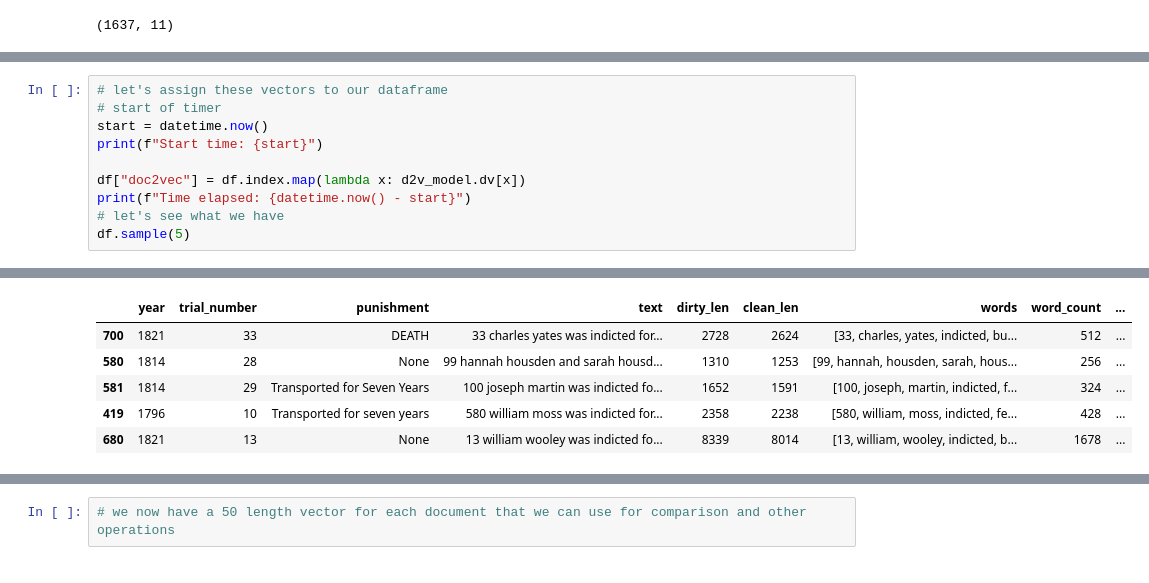
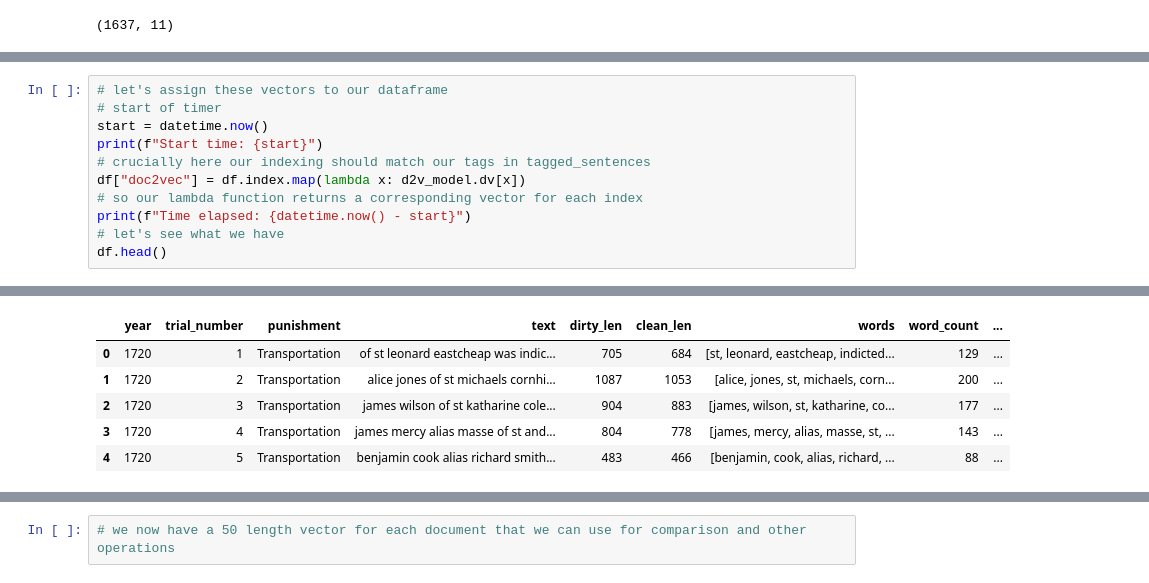
Before and after one commit to ValRCS/BSSDH_2023_workshop, a Jupyter notebook: notebooks/day1_part3_embeddings.ipynb, the cells around one changed output, grey strips where cells are left out. Cells and saved outputs as stored; diff of their text form.

```diff
--- a/notebooks/day1_part3_embeddings.ipynb
+++ b/notebooks/day1_part3_embeddings.ipynb
@@ -943,9 +1031,10 @@ df.sample(5)
 # start of timer
 start = datetime.now()
 print(f"Start time: {start}")
-
+# crucially here our indexing should match our tags in tagged_sentences
 df["doc2vec"] = df.index.map(lambda x: d2v_model.dv[x])
+# so our lambda function returns a corresponding vector for each index
 print(f"Time elapsed: {datetime.now() - start}")
 # let's see what we have
-df.sample(5)
+df.head()
 # %% [output]
@@ -954,6 +1043,6 @@ Time elapsed: 0:00:00.001672
 |  | year | trial_number | punishment | text | dirty_len | clean_len | words | word_count | ... |
-| 700 | 1821 | 33 | DEATH | 33 charles yates was indicted for... | 2728 | 2624 | [33, charles, yates, indicted, bu... | 512 | ... |
-| 580 | 1814 | 28 | None | 99 hannah housden and sarah housd... | 1310 | 1253 | [99, hannah, housden, sarah, hous... | 256 | ... |
-| 581 | 1814 | 29 | Transported for Seven Years | 100 joseph martin was indicted fo... | 1652 | 1591 | [100, joseph, martin, indicted, f... | 324 | ... |
-| 419 | 1796 | 10 | Transported for seven years | 580 william moss was indicted for... | 2358 | 2238 | [580, william, moss, indicted, fe... | 428 | ... |
-| 680 | 1821 | 13 | None | 13 william wooley was indicted fo... | 8339 | 8014 | [13, william, wooley, indicted, b... | 1678 | ... |
+| 0 | 1720 | 1 | Transportation | of st leonard eastcheap was indic... | 705 | 684 | [st, leonard, eastcheap, indicted... | 129 | ... |
+| 1 | 1720 | 2 | Transportation | alice jones of st michaels cornhi... | 1087 | 1053 | [alice, jones, st, michaels, corn... | 200 | ... |
+| 2 | 1720 | 3 | Transportation | james wilson of st katharine cole... | 904 | 883 | [james, wilson, st, katharine, co... | 177 | ... |
+| 3 | 1720 | 4 | Transportation | james mercy alias masse of st and... | 804 | 778 | [james, mercy, alias, masse, st, ... | 143 | ... |
+| 4 | 1720 | 5 | Transportation | benjamin cook alias richard smith... | 483 | 466 | [benjamin, cook, alias, richard, ... | 88 | ... |
```
Also changed, not shown: parts of 33 cells of this notebook, 2 other files.
